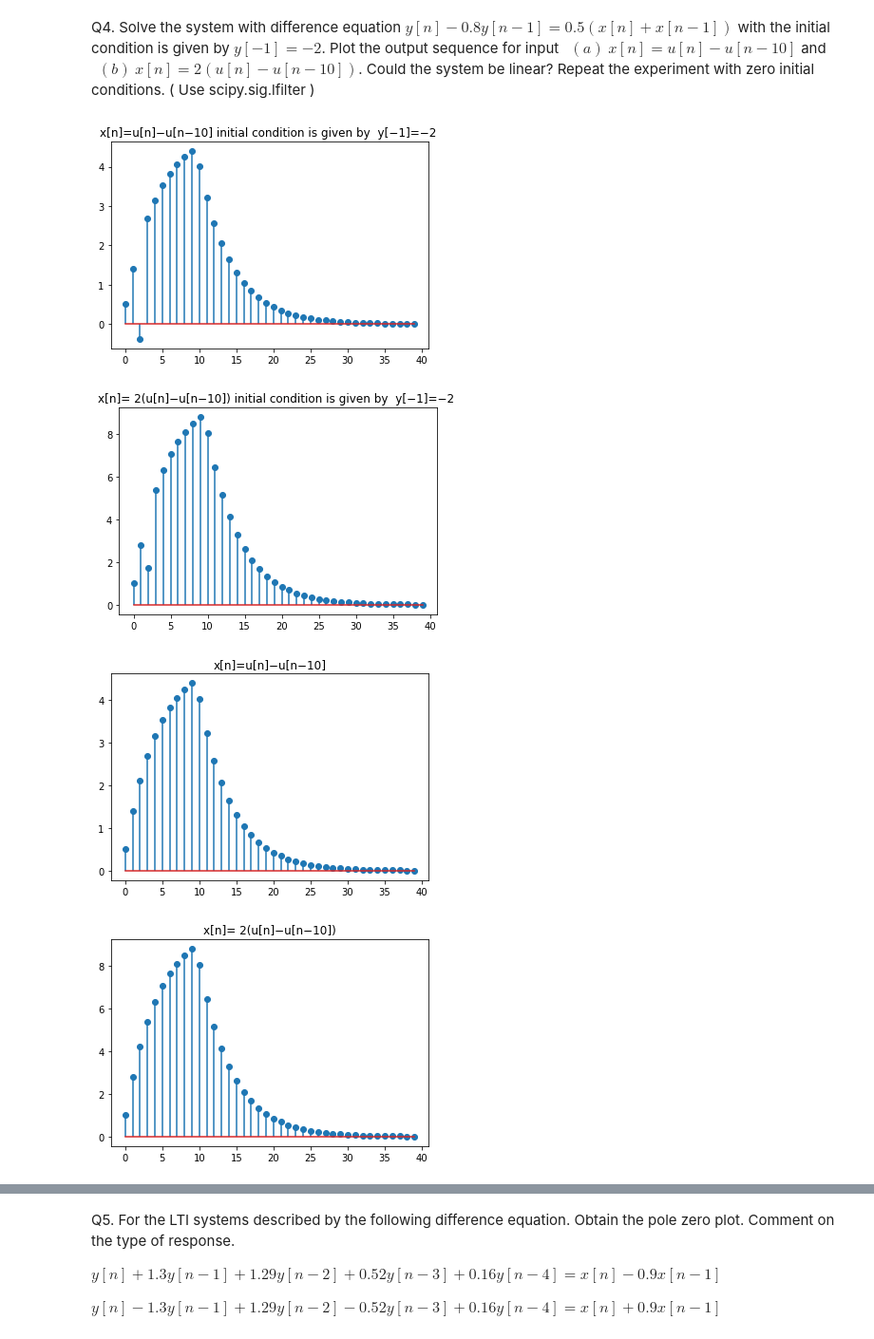
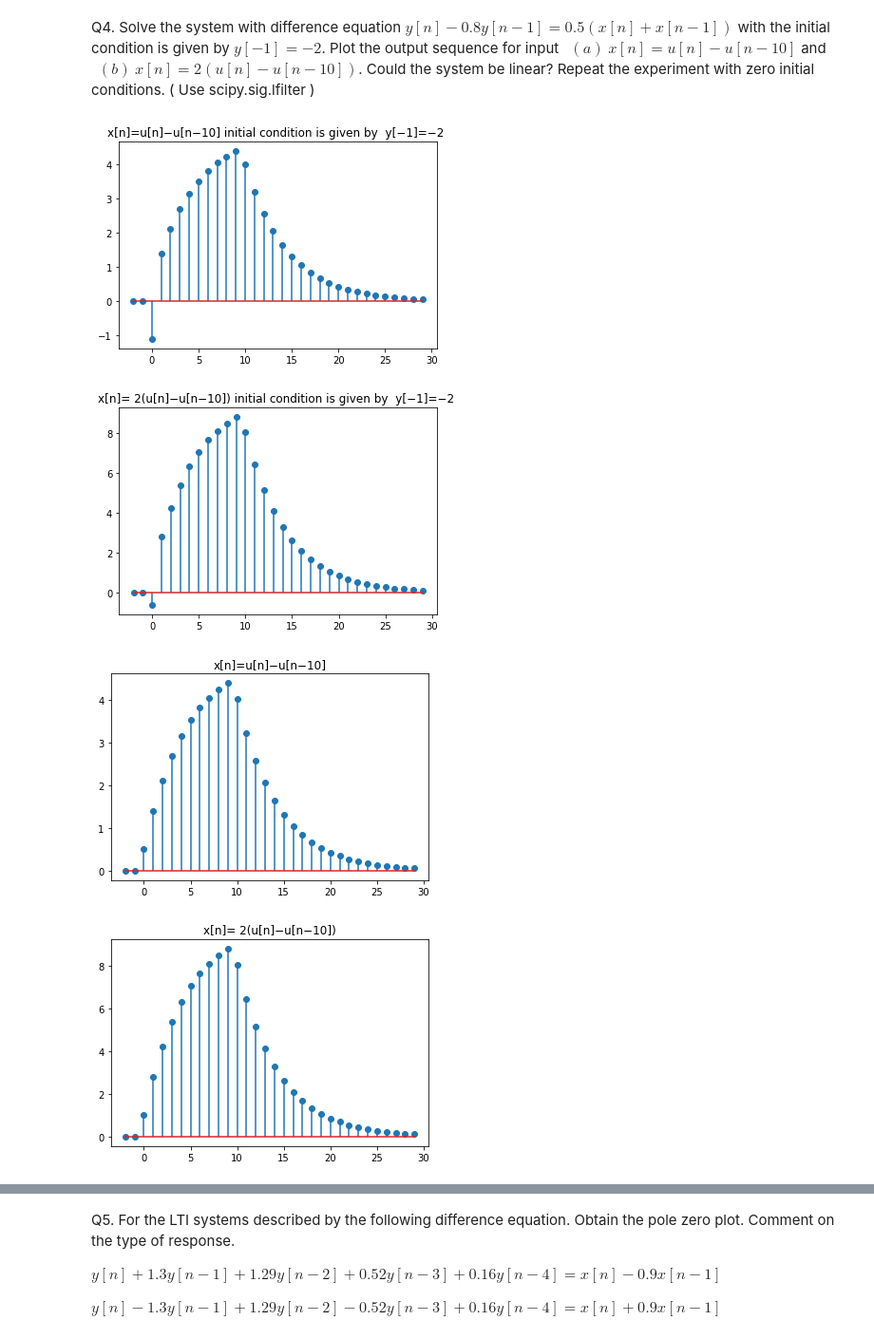
Before and after one commit to the-pinbo/EC211, a Jupyter notebook: Lab5/Z-transform (2).ipynb, the cells around one changed output, grey strips where cells are left out. Shown at 95% size. Saved outputs shown, nothing was run; the diff lists cells and outputs as text; code cells hidden in the pictures.

```diff
--- a/Lab5/Z-transform (2).ipynb
+++ b/Lab5/Z-transform (2).ipynb
@@ -570,6 +570,7 @@ with zero initial conditions. ( Use scipy.sig.lfilter )
 import numpy as np
 import matplotlib.pyplot as plt
 import scipy.signal as sig
+n = np.arange(-2,30)
 u = np.array([unitstep(i) for i in n])
 u10 = np.array([unitstep(i-10) for i in n])
 input= u - u10
@@ -584,7 +585,7 @@ b1=[0.5,0.5]
 a1=[1.0,-0.8]
 responseA = sig.lfilter(b1,a1,input) #input applied on signal 3
 responseA=list(responseA)
-responseA[2] = responseA[2] - 2.5  #need to add 1.6 delta , TO TAKE CARE OF INITIAL CONDITIONS
+responseA[2] = responseA[2] - 1.6  #need to add 1.6 delta , TO TAKE CARE OF INITIAL CONDITIONS
 plt.stem(n,responseA,use_line_collection=True)
 plt.title("x[n]=u[n]−u[n−10] initial condition is given by  y[−1]=−2 ")
 plt.show(responseA)
@@ -593,38 +594,38 @@ plt.show(responseA)
 
 responseB = sig.lfilter(b1,a1,2*input) #input applied on signal 3
 responseB=list(responseB)
-responseB[2] = responseB[2] - 2.5  #need to add 1.6 delta , TO TAKE CARE OF INITIAL CONDITIONS
+responseB[2] = responseB[2] - 1.6  #need to add 1.6 delta , TO TAKE CARE OF INITIAL CONDITIONS
 plt.stem(n,responseB,use_line_collection=True)
 plt.title("x[n]= 2(u[n]−u[n−10]) initial condition is given by  y[−1]=−2 ")
 plt.show(responseB)
 
 
 #(a) WITHHOUT initial condition
 
 #Y(Z) - 0.8(Z^-1Y(Z) + y(-1)) = 0.5(X(z) + Z^-1X(z) + x(-1)) but x(-1) = 0
 #Y(Z) - 0.8(Z^-1Y(Z) -2) = 0.5(X(z) + Z^-1X(z))
 #Y(Z) - 0.8y[n-1] + 1.6delta(n) = 0.5(x[n] + x[n-1])
 
 b1=[0.5,0.5]
 a1=[1.0,-0.8]
 responseC = sig.lfilter(b1,a1,input) #input applied on signal 3
 responseC=list(responseC)
 plt.stem(n,responseC,use_line_collection=True)
 plt.title("x[n]=u[n]−u[n−10]")
 plt.show(responseC)
 
 #(b) WITHOUT initial condition
 
 responseD = sig.lfilter(b1,a1,2*input) #input applied on signal 3
 responseD=list(responseD)
 plt.stem(n,responseD,use_line_collection=True)
 plt.title("x[n]= 2(u[n]−u[n−10])")
 plt.show(responseD)
 # %% [output]
-[figure, old version]
+[figure, new version]
-[figure, old version]
+[figure, new version]
-[figure, old version]
+[figure, new version]
-[figure, old version]
+[figure, new version]
 # %%
 print(responseA[2])   # with initial conditons
 print(responseB[2])   # with initial conditons
```
Also changed, not shown: parts of 1 cell of this notebook.
